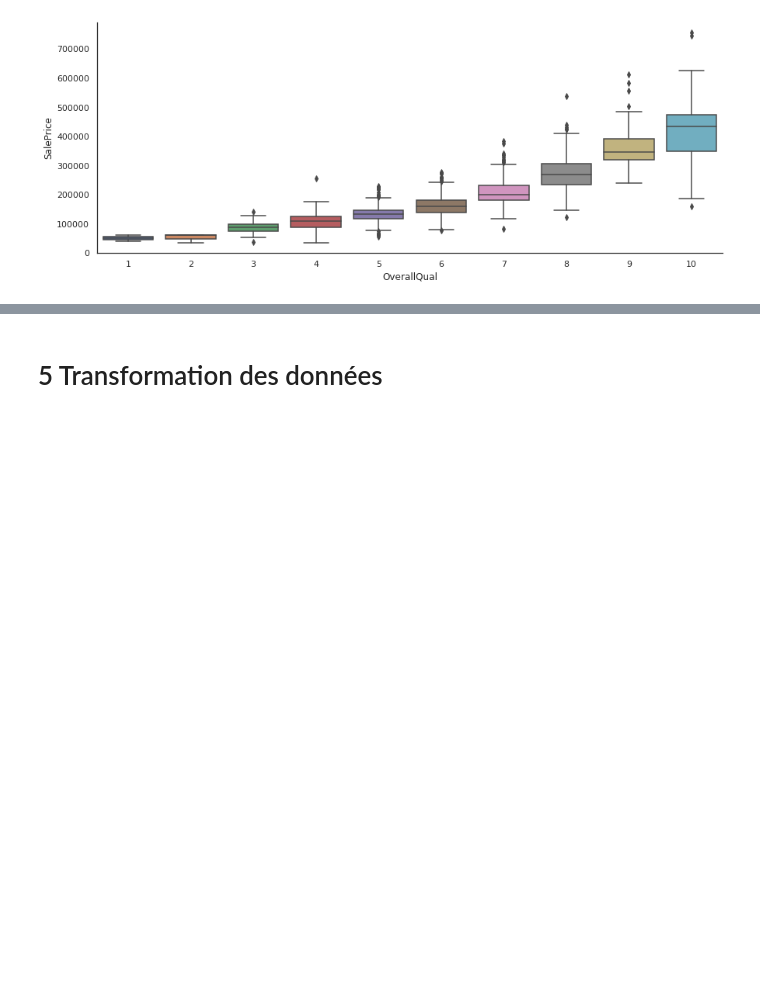
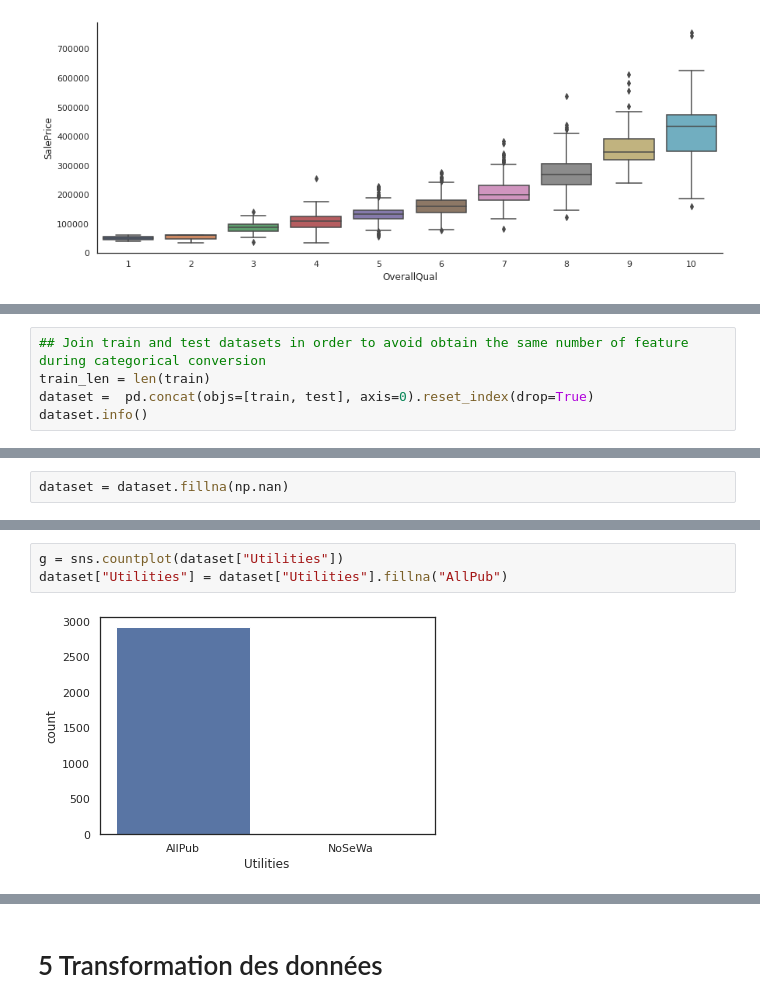
Before and after one commit to Grelot/machine_learning_demo, a Jupyter notebook: house_prices_advanced_regression_techiques.ipynb, the cells around one changed output, grey strips where cells are left out. Saved outputs shown, nothing was run; the diff lists cells and outputs as text; blank space fills up the shorter version.

```diff
--- a/house_prices_advanced_regression_techiques.ipynb
+++ b/house_prices_advanced_regression_techiques.ipynb
@@ -154,0 +202,5 @@ l
+# %%
+## Join train and test datasets in order to avoid obtain the same number of feature during categorical conversion
+train_len = len(train)
+dataset =  pd.concat(objs=[train, test], axis=0).reset_index(drop=True)
+dataset.info()
@@ -154,0 +225,2 @@ l
+# %%
+dataset = dataset.fillna(np.nan)
@@ -154,0 +313,5 @@ l
+# %%
+g = sns.countplot(dataset["Utilities"])
+dataset["Utilities"] = dataset["Utilities"].fillna("AllPub")
+# %% [output]
+[figure, added]
```
Also changed, not shown: parts of 25 cells of this notebook, 1 other file.
